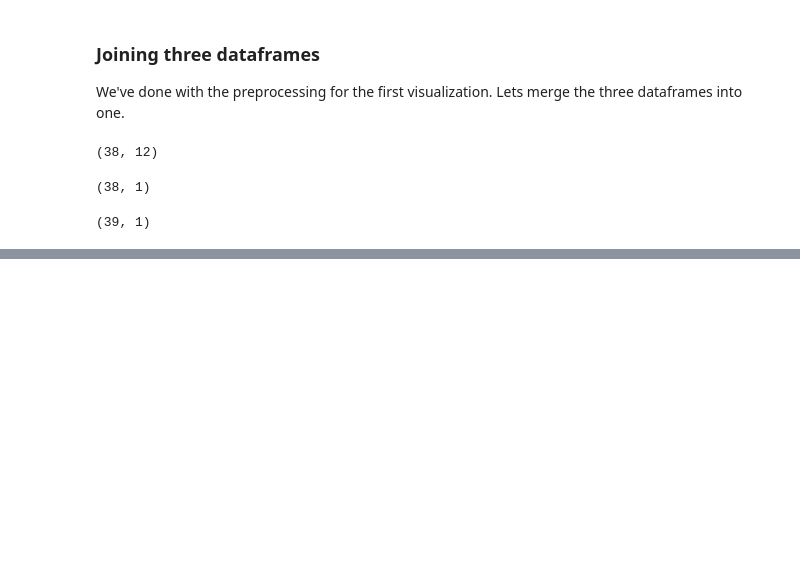
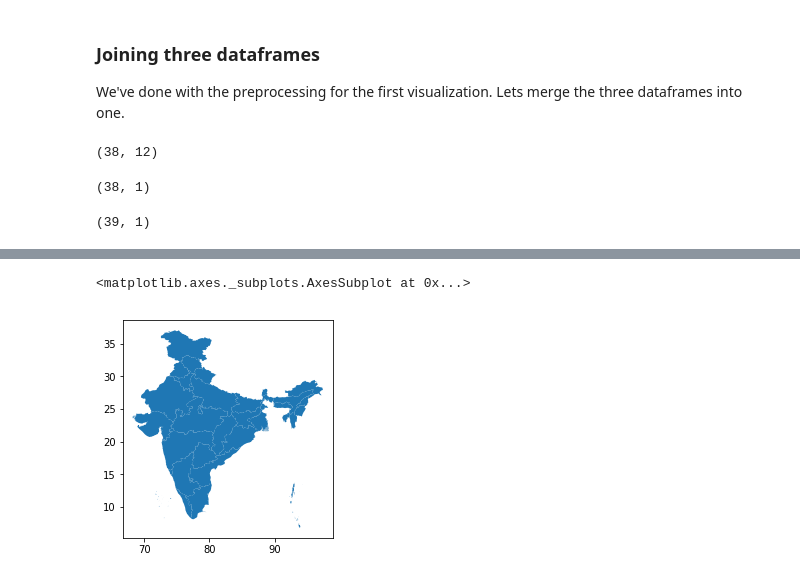
Before and after one commit to emuhsina/EDA_Crime_data, a Jupyter notebook: Notebook.ipynb, the cells around one changed output, grey strips where cells are left out. Cells and saved outputs as stored; diff of their text form; code cells hidden in the pictures; blank space fills up the shorter version.

```diff
--- a/Notebook.ipynb
+++ b/Notebook.ipynb
@@ -376,0 +398,5 @@ Index(['A&N Islands', 'D&N Haveli', 'Delhi UT', 'Total (State)',
+# %%
+#Clean the index
+map_df = map_df.rename({'Andaman & Nicobar Island': 'A & N Islands', 'Arunanchal Pradesh': 'Arunachal Pradesh',
+                        'Dadara & Nagar Havelli': 'D & N Haveli',
+                              'NCT of Delhi': 'Delhi'})
@@ -376,0 +438,5 @@ Index(['A&N Islands', 'D&N Haveli', 'Delhi UT', 'Total (State)',
+# %%
+map_df.plot()
+# %% [output]
+<matplotlib.axes._subplots.AxesSubplot at 0x...>
+[figure, added]
```
Also changed, not shown: parts of 13 cells of this notebook.
